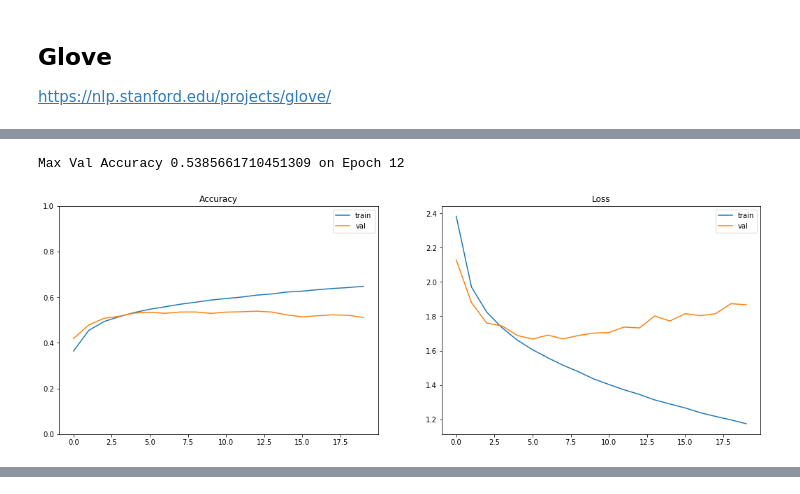
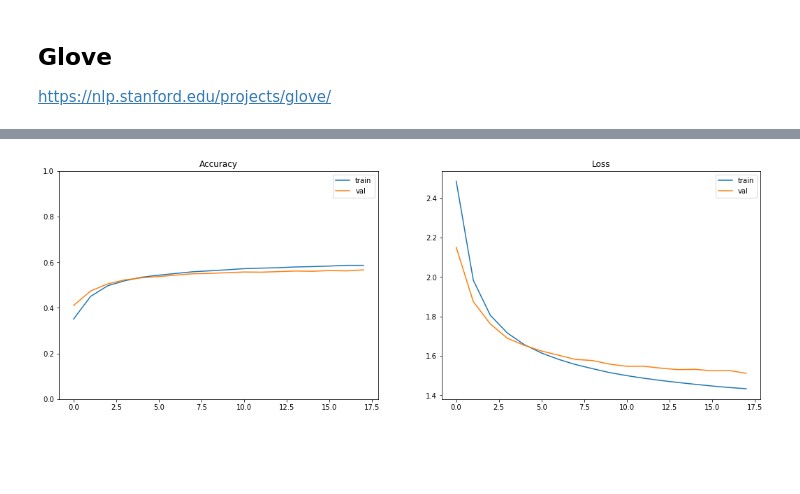
Before and after one commit to lopez-/kaggle_projects, a Jupyter notebook: huffington_news_category/embedding.ipynb, the cells around one changed output, grey strips where cells are left out. Saved outputs shown, nothing was run; the diff lists cells and outputs as text; code cells hidden in the pictures; blank space fills up the shorter version.

```diff
--- a/huffington_news_category/embedding.ipynb
+++ b/huffington_news_category/embedding.ipynb
@@ -213,24 +203,25 @@ Epoch 5/5
-# %%
-evaluate_nn(history)
-# %% [output]
-Max Val Accuracy 0.5385661710451309 on Epoch 12
-[figure, removed]
 # %%
 model = Sequential()
 model.add(Embedding(max_dict_words, embedding_dim, input_length=max_seq_words))
 model.add(layers.LSTM(20))
 model.add(Dense(128, activation='relu'))
 model.add(Dense(num_labels, activation='softmax'))
-model.summary()
+
+model.layers[0].set_weights([embedding_matrix])
+model.layers[0].trainable = False
 
 model.compile(optimizer='rmsprop', loss='categorical_crossentropy', metrics=['acc'])
+
+model.summary()
 
 history = model.fit(X_train,
                     y_train,
                     epochs=20,
                     batch_size=256,
                     validation_data=(X_val, y_val),
-                    callbacks = [EarlyStopping(monitor='acc', patience=1)])
+                    callbacks = callbacks)
+
+evaluate_nn(history)
 # %% [output]
 _________________________________________________________________
 Layer (type)                 Output Shape              Param #
@@ -251,0 +243 @@ Epoch 20/20
+[figure, added]
```
Also changed, not shown: parts of 17 cells of this notebook, 2 other files.
